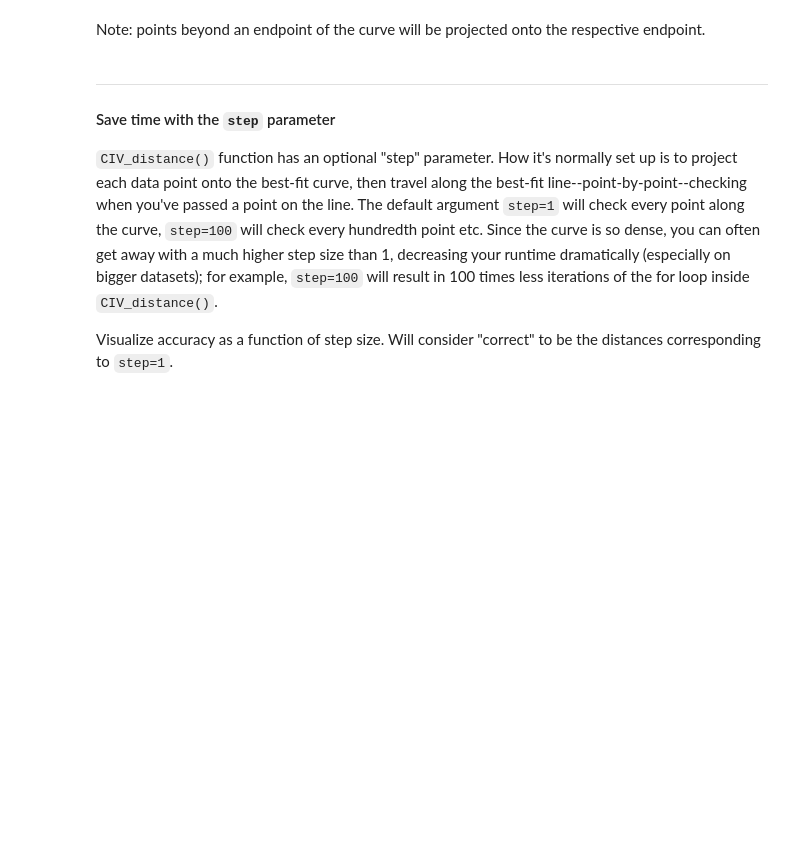
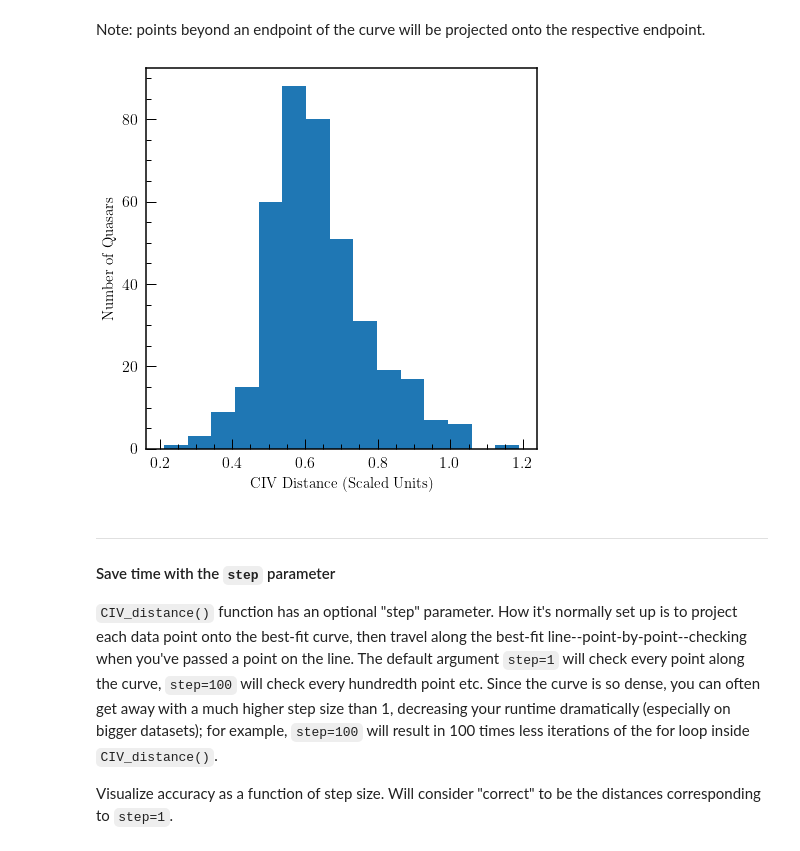
Before and after one commit to RichardsGroup/CIV_Distance, a Jupyter notebook: example.ipynb, the cells around one changed output. Drawn from its saved outputs; the diff is of its cells as text; code cells hidden in the pictures; blank space fills up the shorter version.

```diff
--- a/example.ipynb
+++ b/example.ipynb
@@ -116,6 +64,14 @@ start = time()
 data = np.array([blue, logEW]).T
 dist = CIV_distance(data, bestfit) #compute CIV distances like this
 end = time()
+# %%
+fig = plt.figure(figsize=(7,7))
+plt.hist(dist, bins="scott")
+plt.ylabel("Number of Quasars", fontsize=15)
+plt.xlabel("CIV Distance (Scaled Units)", fontsize=15)
+plt.show()
+# %% [output]
+[figure, added]
 # %% [markdown]
 ---
 
```
Also changed, not shown: parts of 5 cells of this notebook.
